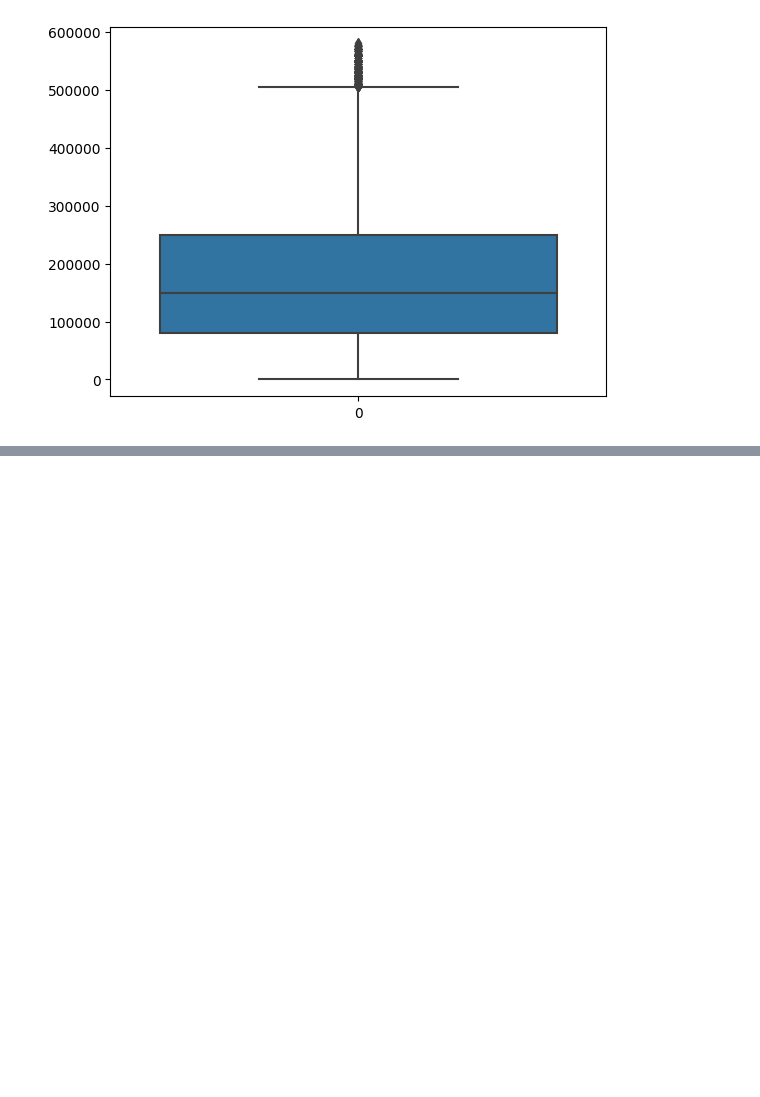
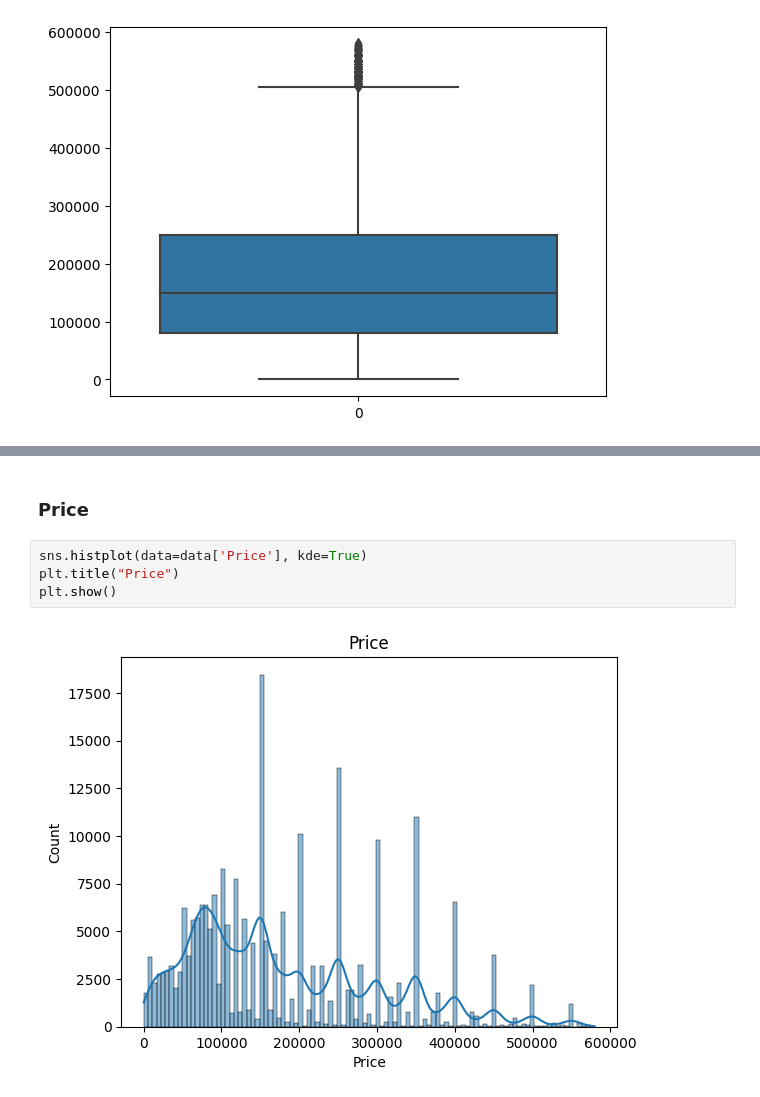
Before and after one commit to Mburu-Elvis/NairobiRentPrices, a Jupyter notebook: eda_housing_nairobi.ipynb, the cells around one changed output, grey strips where cells are left out. Drawn from its saved outputs; the diff is of its cells as text; blank space fills up the shorter version.

```diff
--- a/eda_housing_nairobi.ipynb
+++ b/eda_housing_nairobi.ipynb
@@ -661,0 +688,8 @@ memory usage: 10.6+ MB
+# %% [markdown]
+### Price
+# %%
+sns.histplot(data=data['Price'], kde=True)
+plt.title("Price")
+plt.show()
+# %% [output]
+[figure, added]
```
Also changed, not shown: parts of 15 cells of this notebook.
